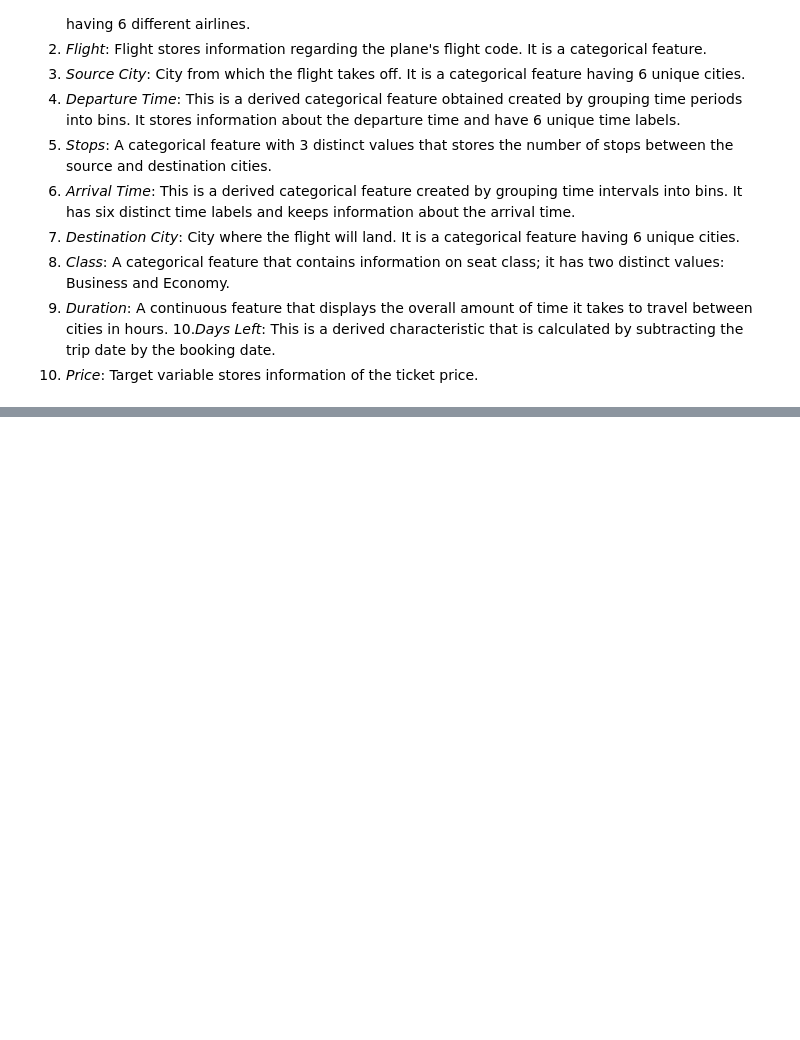
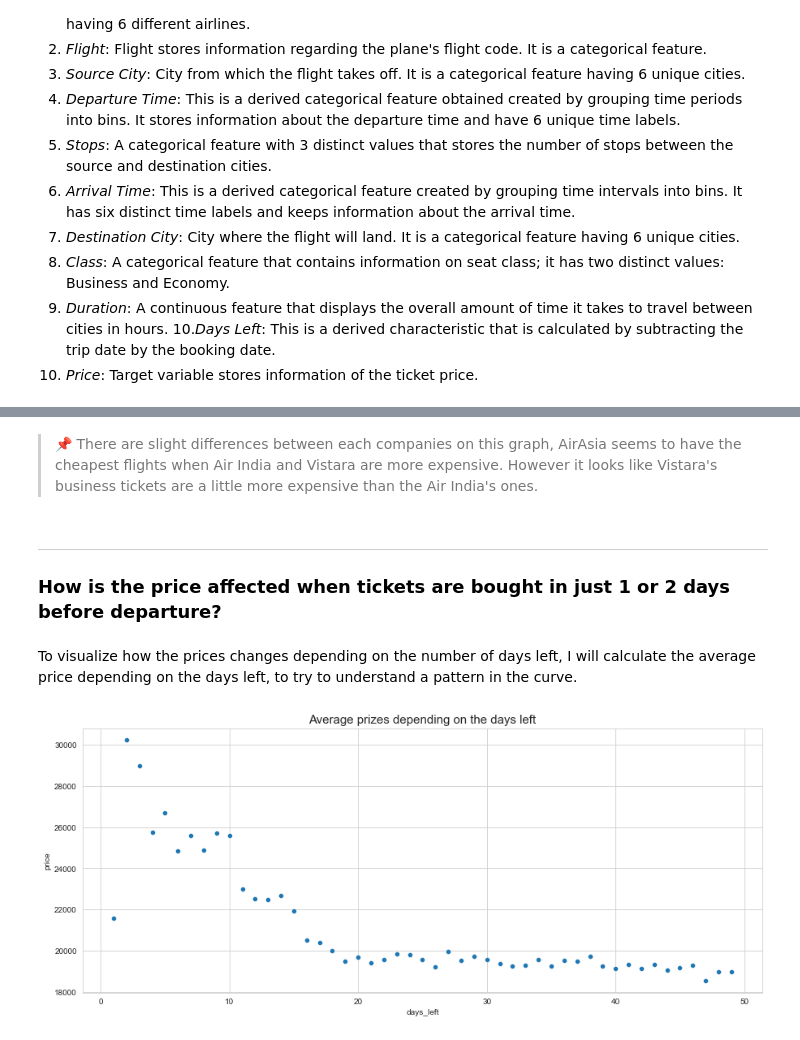
Before and after one commit to julienjta/Data-Science-Portfolio, a Jupyter notebook: Project 1/Flight Price Prediction (Regression).ipynb, the cells around one changed output, grey strips where cells are left out. Cells and saved outputs as stored; diff of their text form; code cells hidden in the pictures; blank space fills up the shorter version.

```diff
--- a/Project 1/Flight Price Prediction (Regression).ipynb
+++ b/Project 1/Flight Price Prediction (Regression).ipynb
@@ -41,0 +168,15 @@ The various features of the cleaned dataset are explained below:
+# %% [markdown]
+> 📌 There are slight differences between each companies on this graph, AirAsia seems to have the cheapest flights when Air India and Vistara are more expensive. However it looks like Vistara's business tickets are a little more expensive than the Air India's ones.
+# %% [markdown]
+---
+
+### How is the price affected when tickets are bought in just 1 or 2 days before departure?
+# %% [markdown]
+To visualize how the prices changes depending on the number of days left, I will calculate the average price depending on the days left, to try to understand a pattern in the curve.
+# %%
+df_temp = df.groupby(['days_left'])['price'].mean().reset_index()
+
+plt.figure(figsize=(15,6))
+ax = sns.scatterplot(x="days_left", y="price", data=df_temp).set_title("Average prizes depending on the days left",fontsize=15)
+# %% [output]
+[figure, added]
```
Also changed, not shown: parts of 31 cells of this notebook, 2 other files.
